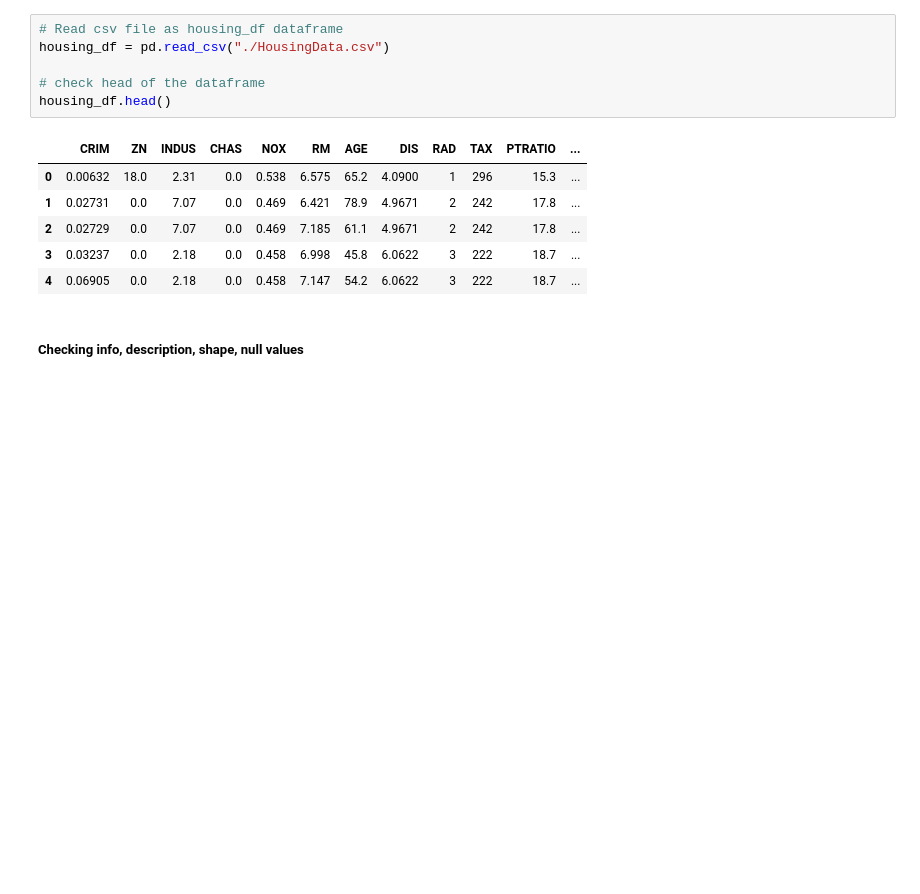
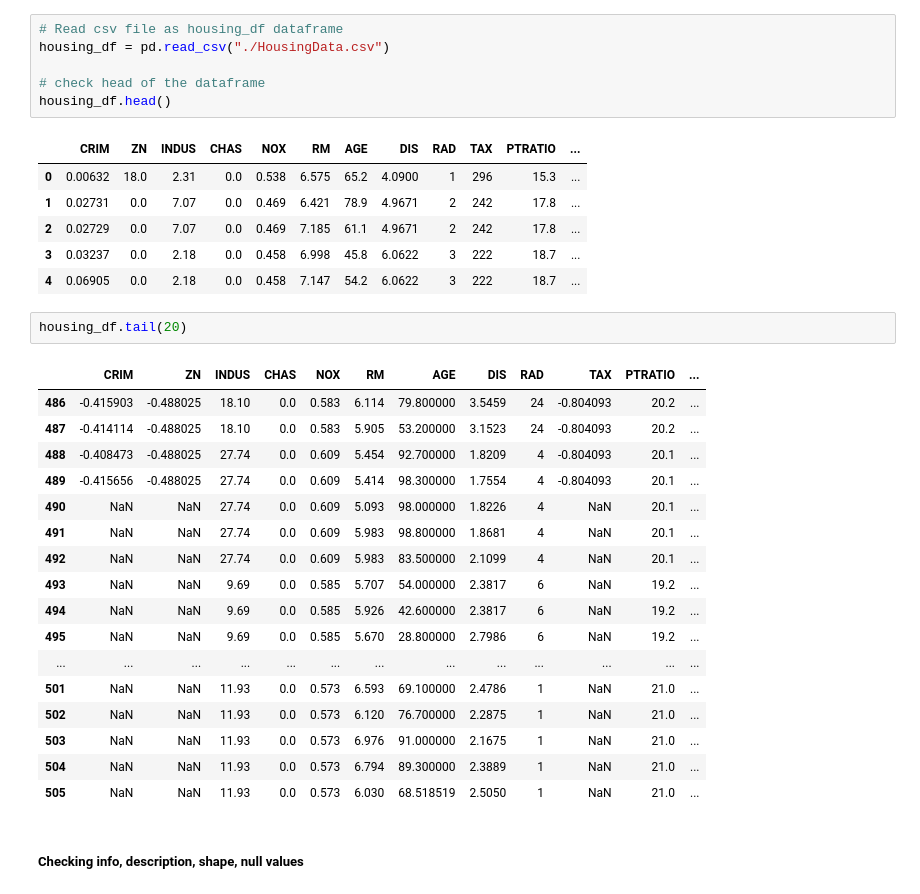
Before and after one commit to Keshtech2002/Regression_ML_projects, a Jupyter notebook: Boston_Housing_Prices_Dataset/Housing_EDA.ipynb, the cells around one changed output. Drawn from its saved outputs; the diff is of its cells as text; blank space fills up the shorter version.

```diff
--- a/Boston_Housing_Prices_Dataset/Housing_EDA.ipynb
+++ b/Boston_Housing_Prices_Dataset/Housing_EDA.ipynb
@@ -46,6 +51,26 @@ housing_df.head()
 | 2 | 0.02729 | 0.0 | 7.07 | 0.0 | 0.469 | 7.185 | 61.1 | 4.9671 | 2 | 242 | 17.8 | ... |
 | 3 | 0.03237 | 0.0 | 2.18 | 0.0 | 0.458 | 6.998 | 45.8 | 6.0622 | 3 | 222 | 18.7 | ... |
 | 4 | 0.06905 | 0.0 | 2.18 | 0.0 | 0.458 | 7.147 | 54.2 | 6.0622 | 3 | 222 | 18.7 | ... |
+# %%
+housing_df.tail(20)
+# %% [output]
+|  | CRIM | ZN | INDUS | CHAS | NOX | RM | AGE | DIS | RAD | TAX | PTRATIO | ... |
+| 486 | -0.415903 | -0.488025 | 18.10 | 0.0 | 0.583 | 6.114 | 79.800000 | 3.5459 | 24 | -0.804093 | 20.2 | ... |
+| 487 | -0.414114 | -0.488025 | 18.10 | 0.0 | 0.583 | 5.905 | 53.200000 | 3.1523 | 24 | -0.804093 | 20.2 | ... |
+| 488 | -0.408473 | -0.488025 | 27.74 | 0.0 | 0.609 | 5.454 | 92.700000 | 1.8209 | 4 | -0.804093 | 20.1 | ... |
+| 489 | -0.415656 | -0.488025 | 27.74 | 0.0 | 0.609 | 5.414 | 98.300000 | 1.7554 | 4 | -0.804093 | 20.1 | ... |
+| 490 | NaN | NaN | 27.74 | 0.0 | 0.609 | 5.093 | 98.000000 | 1.8226 | 4 | NaN | 20.1 | ... |
+| 491 | NaN | NaN | 27.74 | 0.0 | 0.609 | 5.983 | 98.800000 | 1.8681 | 4 | NaN | 20.1 | ... |
+| 492 | NaN | NaN | 27.74 | 0.0 | 0.609 | 5.983 | 83.500000 | 2.1099 | 4 | NaN | 20.1 | ... |
+| 493 | NaN | NaN | 9.69 | 0.0 | 0.585 | 5.707 | 54.000000 | 2.3817 | 6 | NaN | 19.2 | ... |
+| 494 | NaN | NaN | 9.69 | 0.0 | 0.585 | 5.926 | 42.600000 | 2.3817 | 6 | NaN | 19.2 | ... |
+| 495 | NaN | NaN | 9.69 | 0.0 | 0.585 | 5.670 | 28.800000 | 2.7986 | 6 | NaN | 19.2 | ... |
+| ... | ... | ... | ... | ... | ... | ... | ... | ... | ... | ... | ... | ... |
+| 501 | NaN | NaN | 11.93 | 0.0 | 0.573 | 6.593 | 69.100000 | 2.4786 | 1 | NaN | 21.0 | ... |
+| 502 | NaN | NaN | 11.93 | 0.0 | 0.573 | 6.120 | 76.700000 | 2.2875 | 1 | NaN | 21.0 | ... |
+| 503 | NaN | NaN | 11.93 | 0.0 | 0.573 | 6.976 | 91.000000 | 2.1675 | 1 | NaN | 21.0 | ... |
+| 504 | NaN | NaN | 11.93 | 0.0 | 0.573 | 6.794 | 89.300000 | 2.3889 | 1 | NaN | 21.0 | ... |
+| 505 | NaN | NaN | 11.93 | 0.0 | 0.573 | 6.030 | 68.518519 | 2.5050 | 1 | NaN | 21.0 | ... |
 # %% [markdown]
 ##### Checking info, description, shape, null values
 # %%
```
Also changed, not shown: parts of 33 cells of this notebook.
